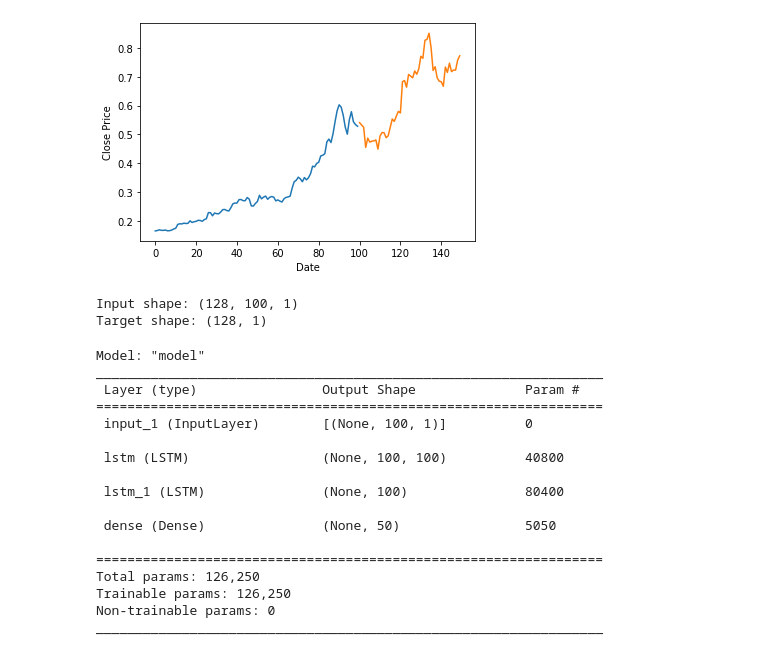
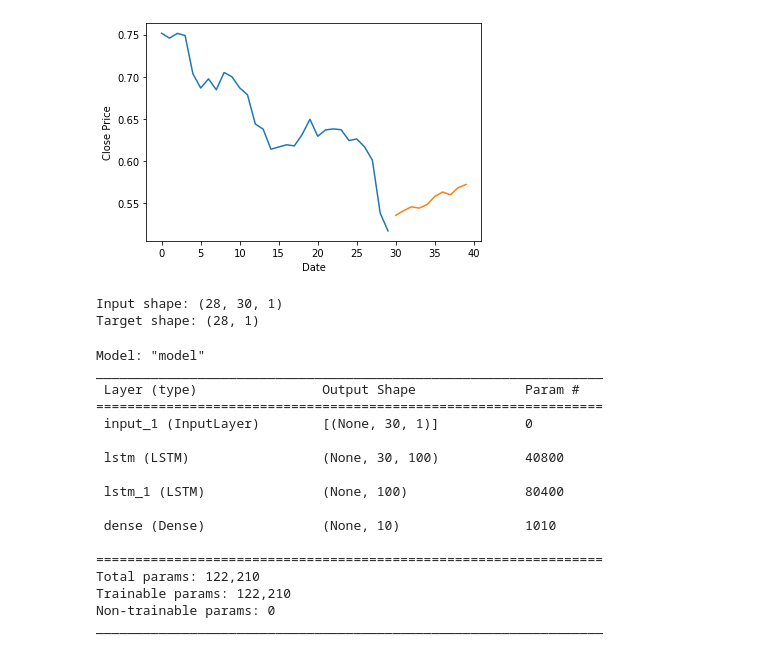
Before and after one commit to andrei-aleksanian/Bitcoin-price-prediction, a Jupyter notebook: src/colab2_longData.ipynb, the cells around one changed output. Saved outputs shown, nothing was run; the diff lists cells and outputs as text; code cells hidden in the pictures.

```diff
--- a/src/colab2_longData.ipynb
+++ b/src/colab2_longData.ipynb
@@ -11,5 +11,6 @@ df = loadData()
 # %%
 features = np.array(df["Close"]).reshape(-1, 1)
 normalized_data, scaler = normalizeAtOnce(features)
+normalized_data = normalized_data[2200:]
 show_data_simple(normalized_data)
 # %% [output]
@@ -17,9 +18,11 @@ show_data_simple(normalized_data)
 # %%
 config = {
-    "past": 100, # try 10, 50, 100, 300
-    "future": 50, # try 5, 50, 100
+    "past": 30, # try 10, 50, 100, 300
+    "future": 10, # try 5, 50, 100
+    "neurons": 100,
     "batch_size": 128, # large batches allow faster training
     "epochs": 10,
+    "features": 1
 }
 
 dataset_train, dataset_val, x_test, y_test = getDatasets(config, normalized_data)
@@ -36,26 +39,26 @@ print("Target shape:", targets.numpy().shape)
 To enable them in other operations, rebuild TensorFlow with the appropriate compiler flags.
-[figure, old version]
+[figure, new version]
-Input shape: (128, 100, 1)
-Target shape: (128, 1)
+Input shape: (28, 30, 1)
+Target shape: (28, 1)
 # %%
-model = getModel(inputs, config["future"])
+model = getModel(config)
 model.summary()
 # %% [output]
 Model: "model"
 _________________________________________________________________
  Layer (type)                Output Shape              Param #
 =================================================================
- input_1 (InputLayer)        [(None, 100, 1)]          0
+ input_1 (InputLayer)        [(None, 30, 1)]           0
 
- lstm (LSTM)                 (None, 100, 100)          40800
+ lstm (LSTM)                 (None, 30, 100)           40800
 
  lstm_1 (LSTM)               (None, 100)               80400
 
- dense (Dense)               (None, 50)                5050
+ dense (Dense)               (None, 10)                1010
 
 =================================================================
-Total params: 126,250
-Trainable params: 126,250
+Total params: 122,210
+Trainable params: 122,210
 Non-trainable params: 0
 _________________________________________________________________
 # %%
```
Also changed, not shown: parts of 5 cells of this notebook, 5 other files.
